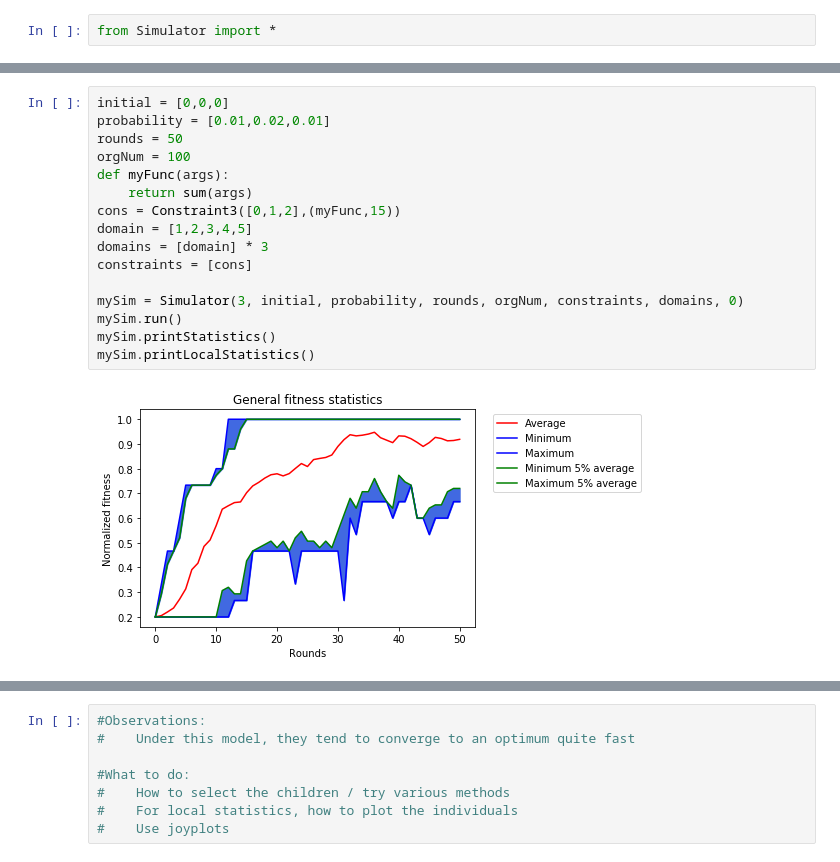
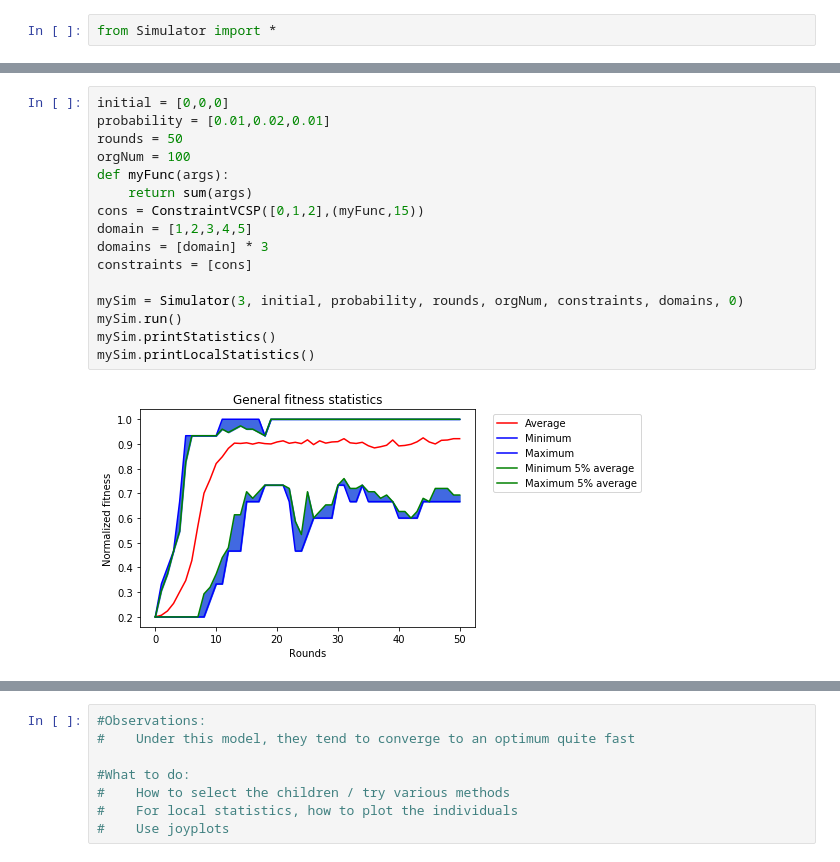
Before and after one commit to strimbu-alexandru/Evolution-Simulator, a Jupyter notebook: EvoSim.ipynb, the cells around one changed output, grey strips where cells are left out. Drawn from its saved outputs; the diff is of its cells as text.

```diff
--- a/EvoSim.ipynb
+++ b/EvoSim.ipynb
@@ -55,18 +310,18 @@ Wall time: 1.22 s
 # %%
 initial = [0,0,0]
 probability = [0.01,0.02,0.01]
 rounds = 50
 orgNum = 100
 def myFunc(args):
     return sum(args)
-cons = Constraint3([0,1,2],(myFunc,15))
+cons = ConstraintVCSP([0,1,2],(myFunc,15))
 domain = [1,2,3,4,5]
 domains = [domain] * 3
 constraints = [cons]
 
 mySim = Simulator(3, initial, probability, rounds, orgNum, constraints, domains, 0)
 mySim.run()
 mySim.printStatistics()
 mySim.printLocalStatistics()
 # %% [output]
-[figure, old version]
+[figure, new version]
```
Also changed, not shown: parts of 19 cells of this notebook, 2 other files.
